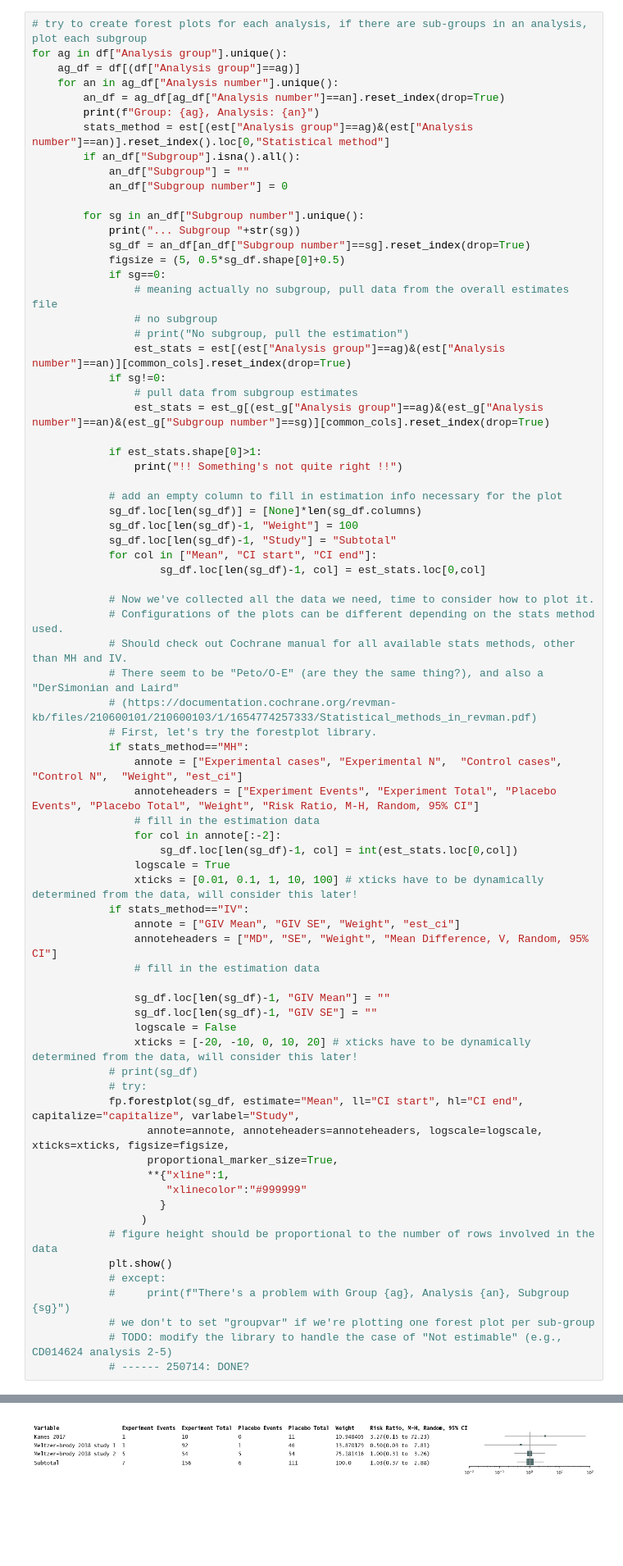
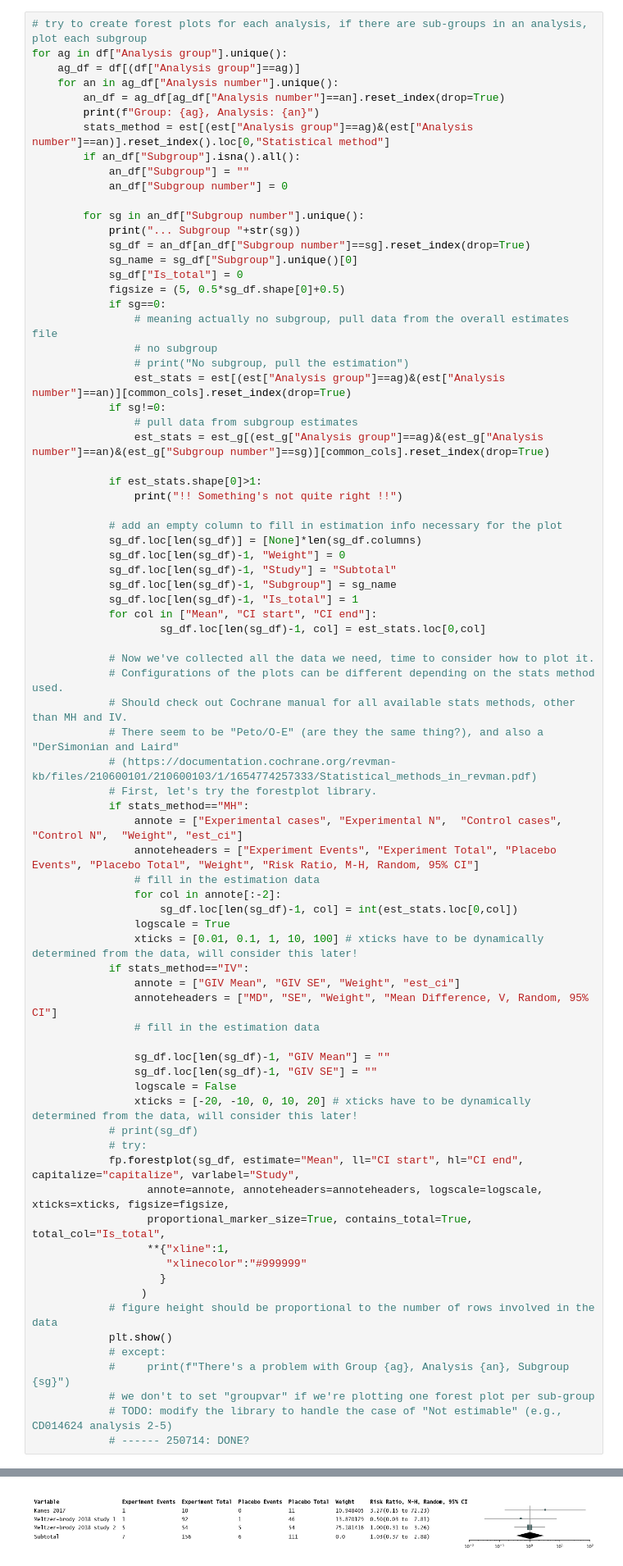
Before and after one commit to takua624/MEP, a Jupyter notebook: forest_plot_exploration.ipynb, the cells around one changed output, grey strips where cells are left out. Shown at 82% size. Cells and saved outputs as stored; diff of their text form; blank space fills up the shorter version.

```diff
--- a/forest_plot_exploration.ipynb
+++ b/forest_plot_exploration.ipynb
@@ -79,6 +79,8 @@ for ag in df["Analysis group"].unique():
         for sg in an_df["Subgroup number"].unique():
             print("... Subgroup "+str(sg))
             sg_df = an_df[an_df["Subgroup number"]==sg].reset_index(drop=True)
+            sg_name = sg_df["Subgroup"].unique()[0]
+            sg_df["Is_total"] = 0
             figsize = (5, 0.5*sg_df.shape[0]+0.5)
             if sg==0:
                 # meaning actually no subgroup, pull data from the overall estimates file
@@ -94,8 +96,10 @@ for ag in df["Analysis group"].unique():
 
             # add an empty column to fill in estimation info necessary for the plot
             sg_df.loc[len(sg_df)] = [None]*len(sg_df.columns)
-            sg_df.loc[len(sg_df)-1, "Weight"] = 100
+            sg_df.loc[len(sg_df)-1, "Weight"] = 0
             sg_df.loc[len(sg_df)-1, "Study"] = "Subtotal"
+            sg_df.loc[len(sg_df)-1, "Subgroup"] = sg_name
+            sg_df.loc[len(sg_df)-1, "Is_total"] = 1
             for col in ["Mean", "CI start", "CI end"]:
                     sg_df.loc[len(sg_df)-1, col] = est_stats.loc[0,col]
 
@@ -126,7 +130,7 @@ for ag in df["Analysis group"].unique():
             # try:
             fp.forestplot(sg_df, estimate="Mean", ll="CI start", hl="CI end", capitalize="capitalize", varlabel="Study",
                   annote=annote, annoteheaders=annoteheaders, logscale=logscale, xticks=xticks, figsize=figsize,
-                  proportional_marker_size=True,
+                  proportional_marker_size=True, contains_total=True, total_col="Is_total",
                   **{"xline":1,
                      "xlinecolor":"#999999"
                     }
@@ -144,2 +150,2 @@ Group: 1, Analysis: 1
-[figure, old version]
+[figure, new version]
 ... Subgroup 2.0
```
Also changed, not shown: parts of 1 cell of this notebook.
